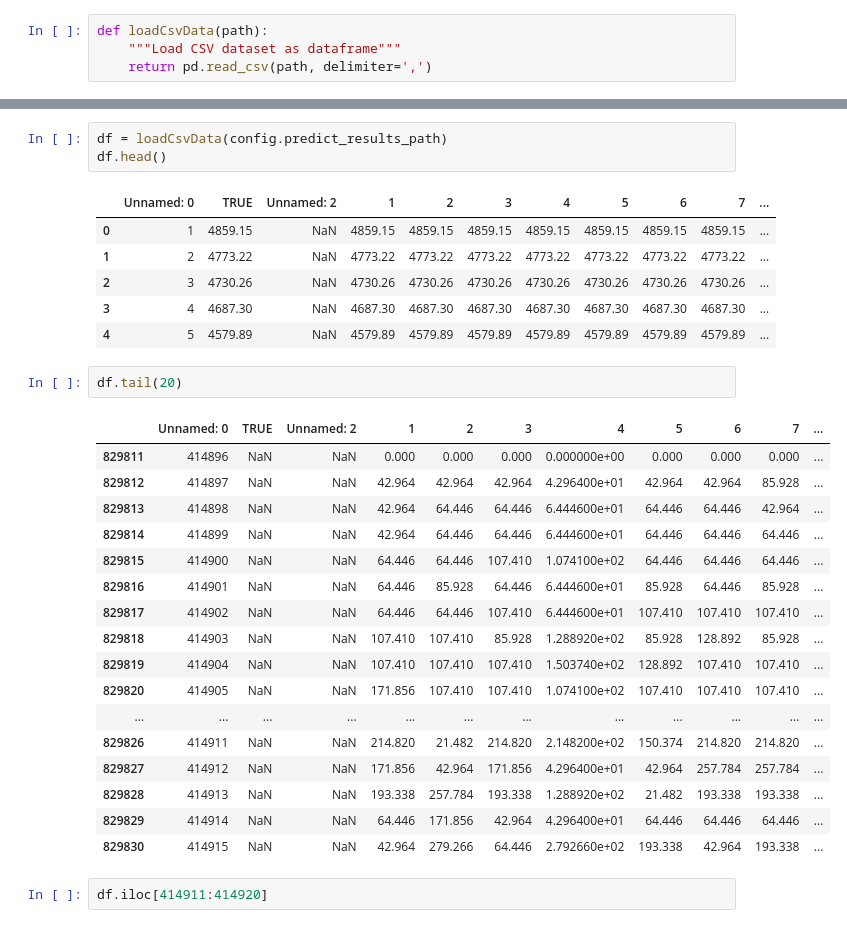
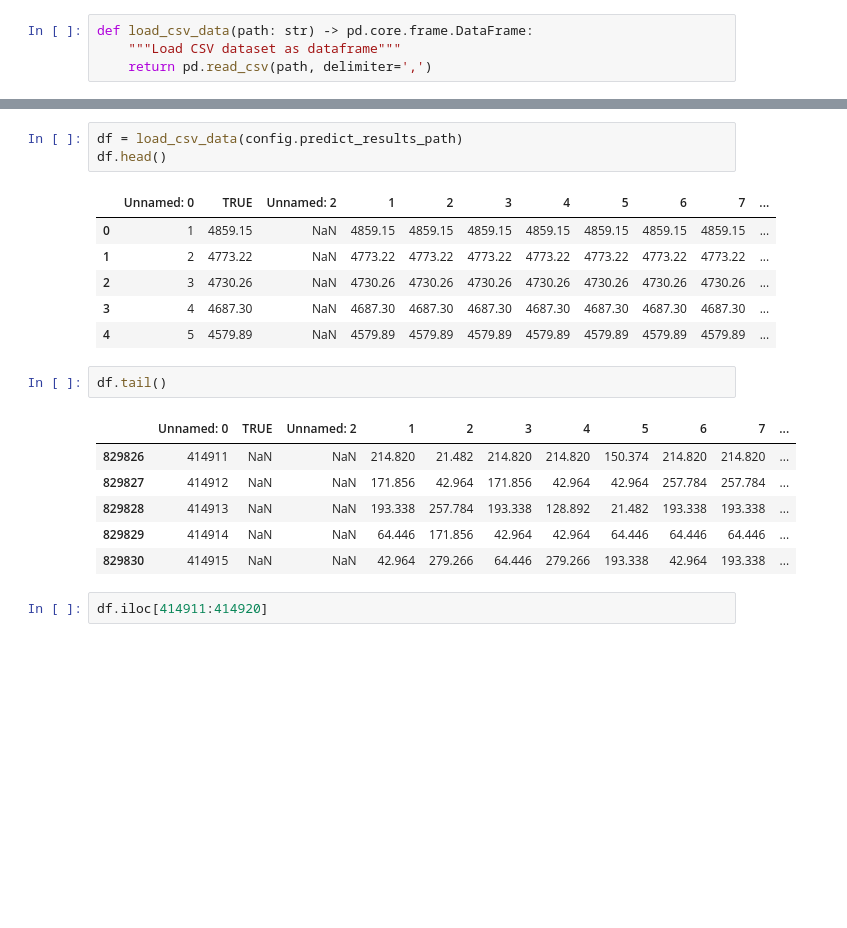
Before and after one commit to tyokyo320/time-series, a Jupyter notebook: utils/predict.ipynb, the cells around one changed output, grey strips where cells are left out. Cells and saved outputs as stored; diff of their text form; blank space fills up the shorter version.

Commit message:
✨ feat: update predict

```diff
--- a/utils/predict.ipynb
+++ b/utils/predict.ipynb
@@ -6,5 +7,5 @@ import pandas as pd
 import config
 # %%
-def loadCsvData(path):
+def load_csv_data(path: str) -> pd.core.frame.DataFrame:
     """Load CSV dataset as dataframe"""
     return pd.read_csv(path, delimiter=',')
@@ -11,5 +50,5 @@ def loadCsvData(path):
 # %%
-df = loadCsvData(config.predict_results_path)
+df = load_csv_data(config.predict_results_path)
 df.head()
 # %% [output]
 |  | Unnamed: 0 | TRUE | Unnamed: 2 | 1 | 2 | 3 | 4 | 5 | 6 | 7 | ... |
@@ -19,25 +58,14 @@ df.head()
 | 3 | 4 | 4687.30 | NaN | 4687.30 | 4687.30 | 4687.30 | 4687.30 | 4687.30 | 4687.30 | 4687.30 | ... |
 | 4 | 5 | 4579.89 | NaN | 4579.89 | 4579.89 | 4579.89 | 4579.89 | 4579.89 | 4579.89 | 4579.89 | ... |
 # %%
-df.tail(20)
+df.tail()
 # %% [output]
 |  | Unnamed: 0 | TRUE | Unnamed: 2 | 1 | 2 | 3 | 4 | 5 | 6 | 7 | ... |
-| 829811 | 414896 | NaN | NaN | 0.000 | 0.000 | 0.000 | 0.000000e+00 | 0.000 | 0.000 | 0.000 | ... |
-| 829812 | 414897 | NaN | NaN | 42.964 | 42.964 | 42.964 | 4.296400e+01 | 42.964 | 42.964 | 85.928 | ... |
-| 829813 | 414898 | NaN | NaN | 42.964 | 64.446 | 64.446 | 6.444600e+01 | 64.446 | 64.446 | 42.964 | ... |
-| 829814 | 414899 | NaN | NaN | 42.964 | 64.446 | 64.446 | 6.444600e+01 | 64.446 | 64.446 | 64.446 | ... |
-| 829815 | 414900 | NaN | NaN | 64.446 | 64.446 | 107.410 | 1.074100e+02 | 64.446 | 64.446 | 64.446 | ... |
-| 829816 | 414901 | NaN | NaN | 64.446 | 85.928 | 64.446 | 6.444600e+01 | 85.928 | 64.446 | 85.928 | ... |
-| 829817 | 414902 | NaN | NaN | 64.446 | 64.446 | 107.410 | 6.444600e+01 | 107.410 | 107.410 | 107.410 | ... |
-| 829818 | 414903 | NaN | NaN | 107.410 | 107.410 | 85.928 | 1.288920e+02 | 85.928 | 128.892 | 85.928 | ... |
-| 829819 | 414904 | NaN | NaN | 107.410 | 107.410 | 107.410 | 1.503740e+02 | 128.892 | 107.410 | 107.410 | ... |
-| 829820 | 414905 | NaN | NaN | 171.856 | 107.410 | 107.410 | 1.074100e+02 | 107.410 | 107.410 | 107.410 | ... |
-| ... | ... | ... | ... | ... | ... | ... | ... | ... | ... | ... | ... |
-| 829826 | 414911 | NaN | NaN | 214.820 | 21.482 | 214.820 | 2.148200e+02 | 150.374 | 214.820 | 214.820 | ... |
-| 829827 | 414912 | NaN | NaN | 171.856 | 42.964 | 171.856 | 4.296400e+01 | 42.964 | 257.784 | 257.784 | ... |
-| 829828 | 414913 | NaN | NaN | 193.338 | 257.784 | 193.338 | 1.288920e+02 | 21.482 | 193.338 | 193.338 | ... |
-| 829829 | 414914 | NaN | NaN | 64.446 | 171.856 | 42.964 | 4.296400e+01 | 64.446 | 64.446 | 64.446 | ... |
-| 829830 | 414915 | NaN | NaN | 42.964 | 279.266 | 64.446 | 2.792660e+02 | 193.338 | 42.964 | 193.338 | ... |
+| 829826 | 414911 | NaN | NaN | 214.820 | 21.482 | 214.820 | 214.820 | 150.374 | 214.820 | 214.820 | ... |
+| 829827 | 414912 | NaN | NaN | 171.856 | 42.964 | 171.856 | 42.964 | 42.964 | 257.784 | 257.784 | ... |
+| 829828 | 414913 | NaN | NaN | 193.338 | 257.784 | 193.338 | 128.892 | 21.482 | 193.338 | 193.338 | ... |
+| 829829 | 414914 | NaN | NaN | 64.446 | 171.856 | 42.964 | 42.964 | 64.446 | 64.446 | 64.446 | ... |
+| 829830 | 414915 | NaN | NaN | 42.964 | 279.266 | 64.446 | 279.266 | 193.338 | 42.964 | 193.338 | ... |
 # %%
 df.iloc[414911:414920]
 # %% [output]
```
Also changed, not shown: parts of 29 cells of this notebook, 7 other files.
